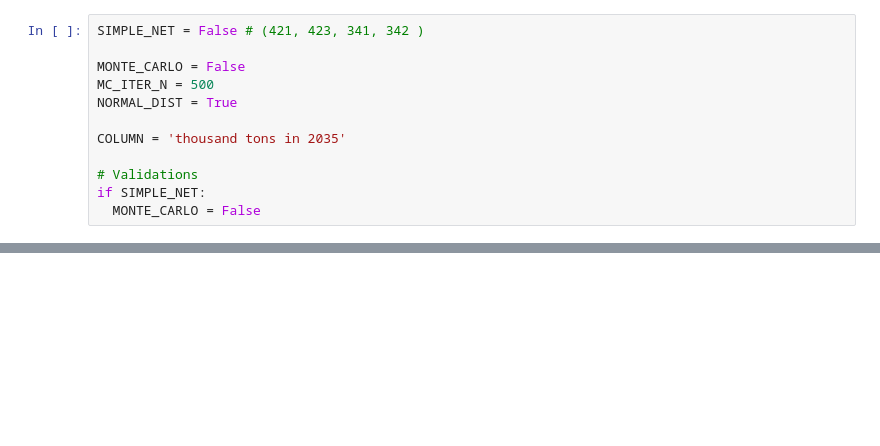
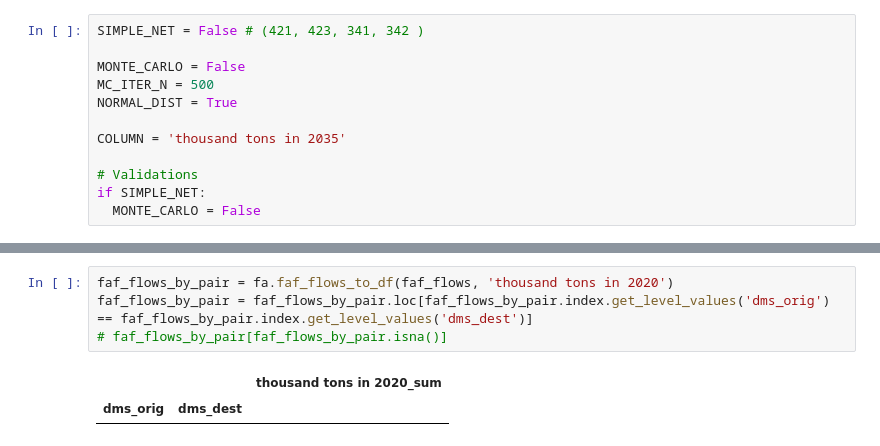
Before and after one commit to UMD-CTSM/network_flow_assignment, a Jupyter notebook: src/faf_sim.ipynb, the cells around one changed output, grey strips where cells are left out. Cells and saved outputs as stored; diff of their text form; blank space fills up the shorter version.

```diff
--- a/src/faf_sim.ipynb
+++ b/src/faf_sim.ipynb
@@ -56,3 +69,10 @@ railnet = fzn.createNetwork()
+# %%
+faf_flows_by_pair = fa.faf_flows_to_df(faf_flows, 'thousand tons in 2020')
+faf_flows_by_pair = faf_flows_by_pair.loc[faf_flows_by_pair.index.get_level_values('dms_orig') == faf_flows_by_pair.index.get_level_values('dms_dest')]
+# faf_flows_by_pair[faf_flows_by_pair.isna()]
+# %% [output]
+|  |  | thousand tons in 2020_sum |
+| dms_orig | dms_dest |  |
 # %%
 
 fa = FlowAssignment(railnet)
```
Also changed, not shown: parts of 3 cells of this notebook, 2 other files.
